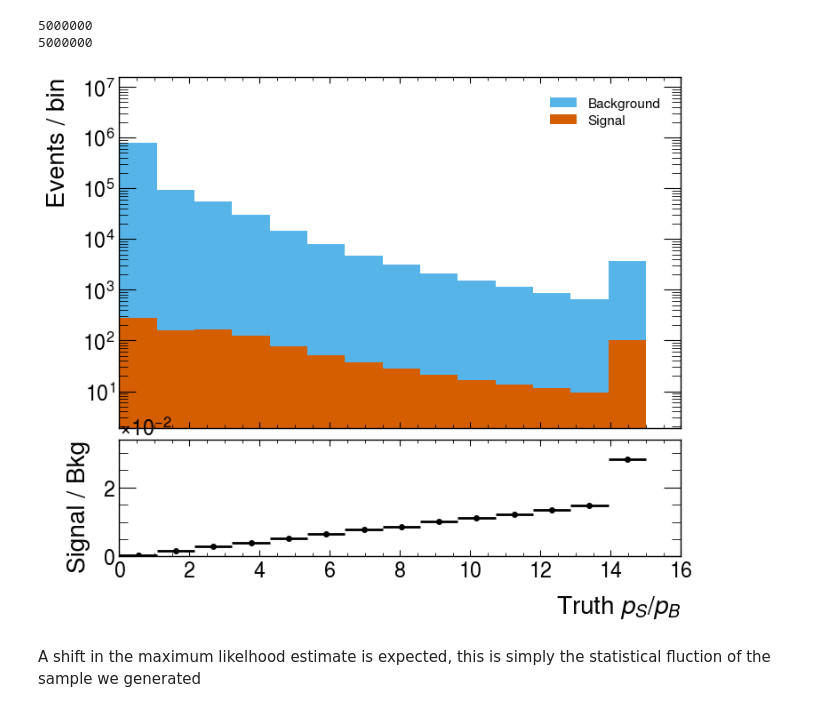
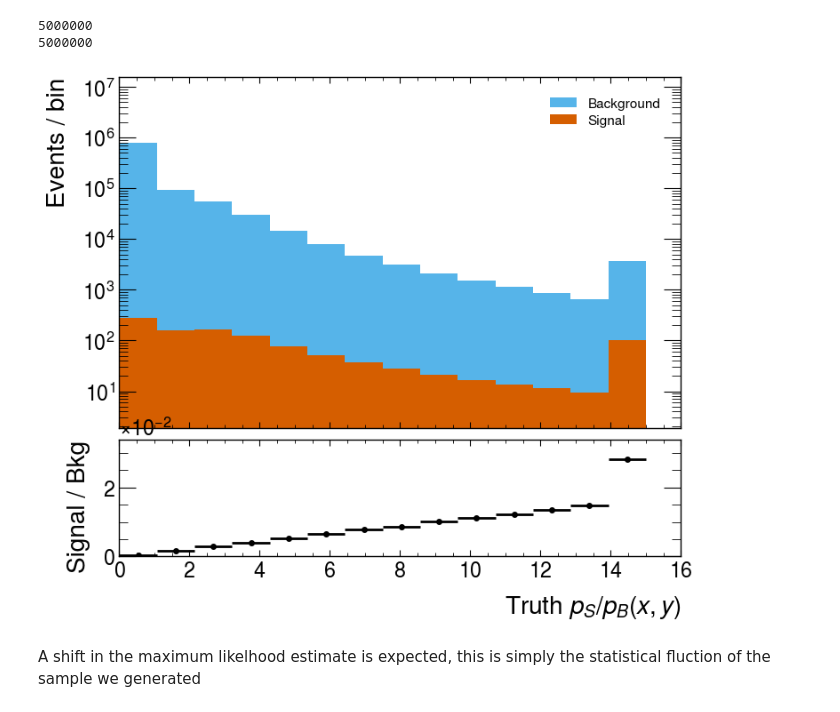
Before and after one commit to Ragansu/NSBI-workflow-tutorial, a Jupyter notebook: workshops/ml4hep_tifr/Exercise_1_summary_statistics.ipynb, the cells around one changed output. Cells and saved outputs as stored; diff of their text form; code cells hidden in the pictures.

```diff
--- a/workshops/ml4hep_tifr/Exercise_1_summary_statistics.ipynb
+++ b/workshops/ml4hep_tifr/Exercise_1_summary_statistics.ipynb
@@ -357,11 +357,11 @@ np.save(PATH_TO_PROB_TRUTH["background"], p_bkg)
 # %%
 bins_truth = np.linspace(0,15,15)
 count_events = len(signal_weights)
 h_sig_truth = hist_template(p_sig[count_events:]/p_bkg[count_events:], bins_truth, signal_weights)
 h_bkg_truth = hist_template(p_sig[:count_events]/p_bkg[:count_events], bins_truth, background_weights)
-plot_histograms(h_sig_truth,h_bkg_truth,bins_truth, True, r'Truth $p_S/p_B$')
+plot_histograms(h_sig_truth,h_bkg_truth,bins_truth, True, r'Truth $p_S/p_B(x,y)$')
 # %% [output]
-[figure, old version]
+[figure, new version]
 # %%
 ws_truth = {
     "channels": [{
```
